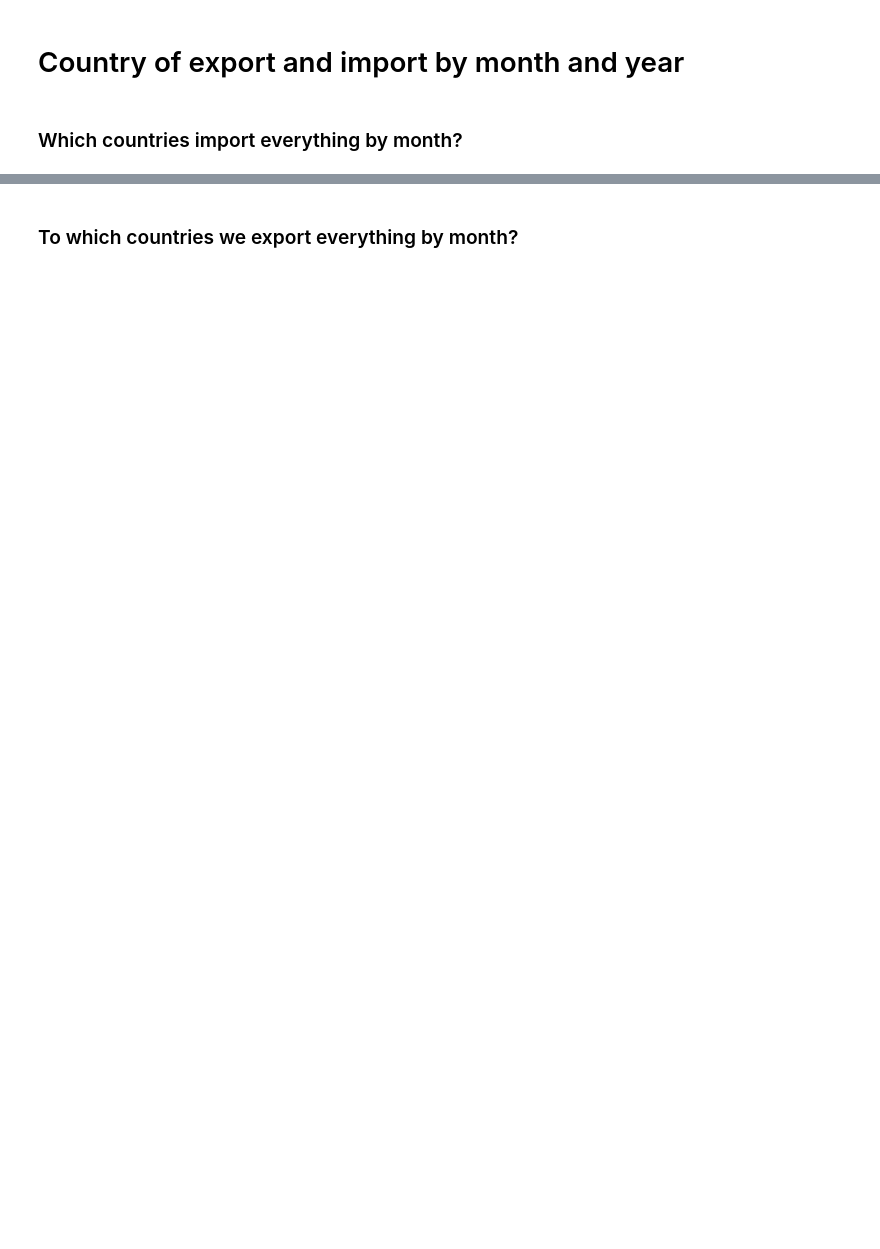
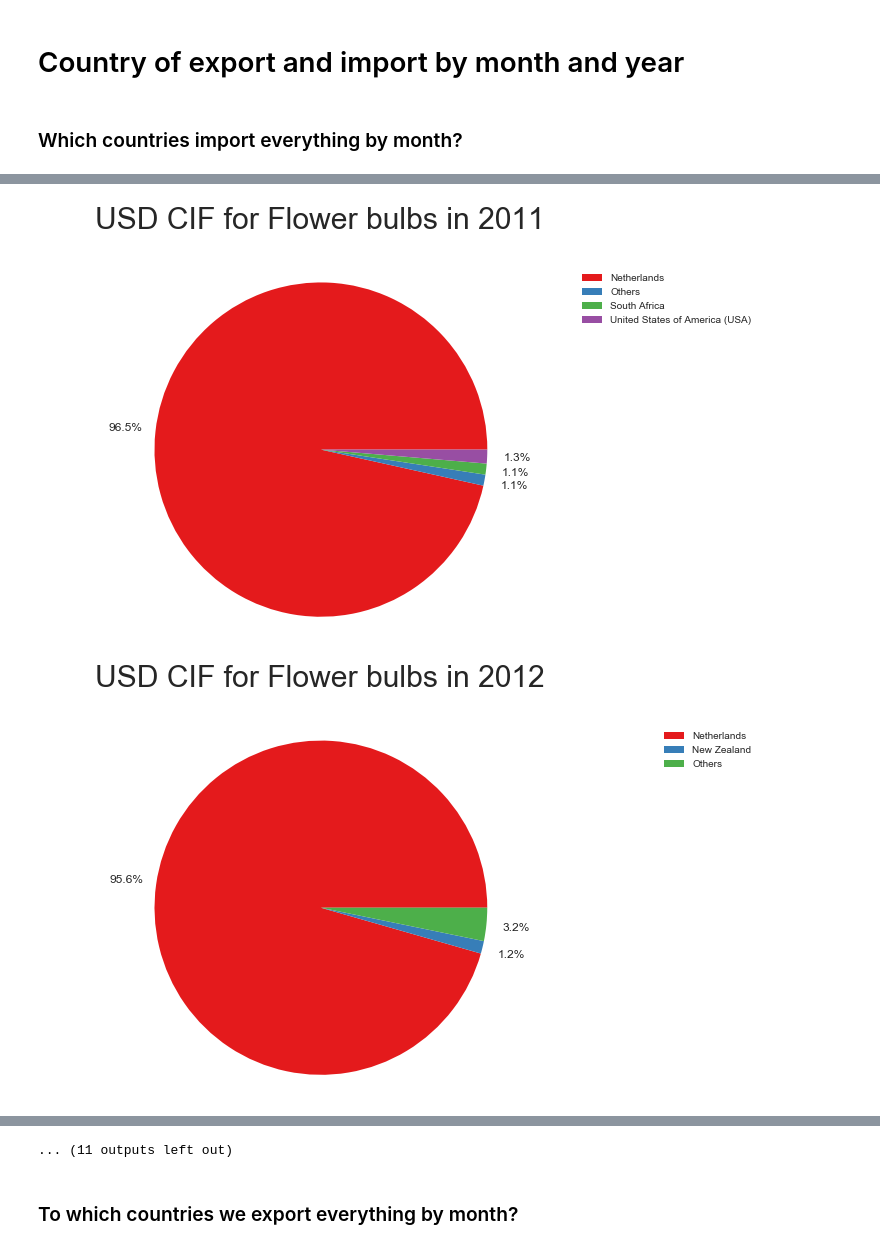
Before and after one commit to Hernan4444/DataScience-Agro, a Jupyter notebook: Question 02 - Export and import by country.ipynb, the cells around one changed output, grey strips where cells are left out. Cells and saved outputs as stored; diff of their text form; code cells hidden in the pictures; blank space fills up the shorter version.

```diff
--- a/Question 02 - Export and import by country.ipynb
+++ b/Question 02 - Export and import by country.ipynb
@@ -47,0 +13,44 @@ for element,text in [("FOB",  "FOB Value"),
+# %%
+def define_country(row, total):
+    if row[1] > 0.01*total:
+        return row[0]
+    return "Others"
+
+filename = "data" + os.sep + "import" + os.sep + "all_import_with_group_and_label.txt"
+usecols =  ["CIF", "PA_ORIG", "YEAR", "GROUP"]
+
+data = pd.read_csv(filename, decimal=',',
+                   sep=";", encoding="latin1", quoting=csv.QUOTE_NONE,
+                   usecols = usecols)
+
+for group in ["Flower bulbs", "Other live plants", "Cut flowers", "Foliage"]:
+    new_data = data[data["GROUP"] == group]
+
+    for year in range(2011, 2017):
+        temporal_data = new_data[new_data["YEAR"] == year]
+
+        if not temporal_data.empty:
+            sums = temporal_data.groupby(['PA_ORIG']).sum().reset_index()
+            total = sums["CIF"].sum()
+
+            sums['COUNTRY'] = sums.apply(lambda x: define_country(x, total), axis=1)
+
+            aux = sums[["COUNTRY", "CIF"]].groupby("COUNTRY").sum()
+
+            plt.pie(aux,colors= sns.color_palette("Set1", aux.shape[0]),
+                    autopct='%1.1f%%', pctdistance=1.18)
+
+            # View the plot drop above
+            plt.axis('equal')
+
+            # View the plot
+            plt.tight_layout()
+            plt.legend(aux.index, loc='upper right', bbox_to_anchor=(1.3, 1))
+
+            plt.title("USD CIF for {} in {}".format(group, year), fontdict ={'fontsize': 30}, y=1.08)
+
+            plt.savefig("USD CIF for {} in {}".format(group, year), bbox_inches='tight')
+            plt.show()
+# %% [output]
+[figure, added]
+[figure, added]
@@ -48,2 +67,3 @@ for element,text in [("FOB",  "FOB Value"),
+... (11 outputs left out)
 # %% [markdown]
 ### To which countries we export everything by month?
```
Also changed, not shown: parts of 10 cells of this notebook, 14 other files.
